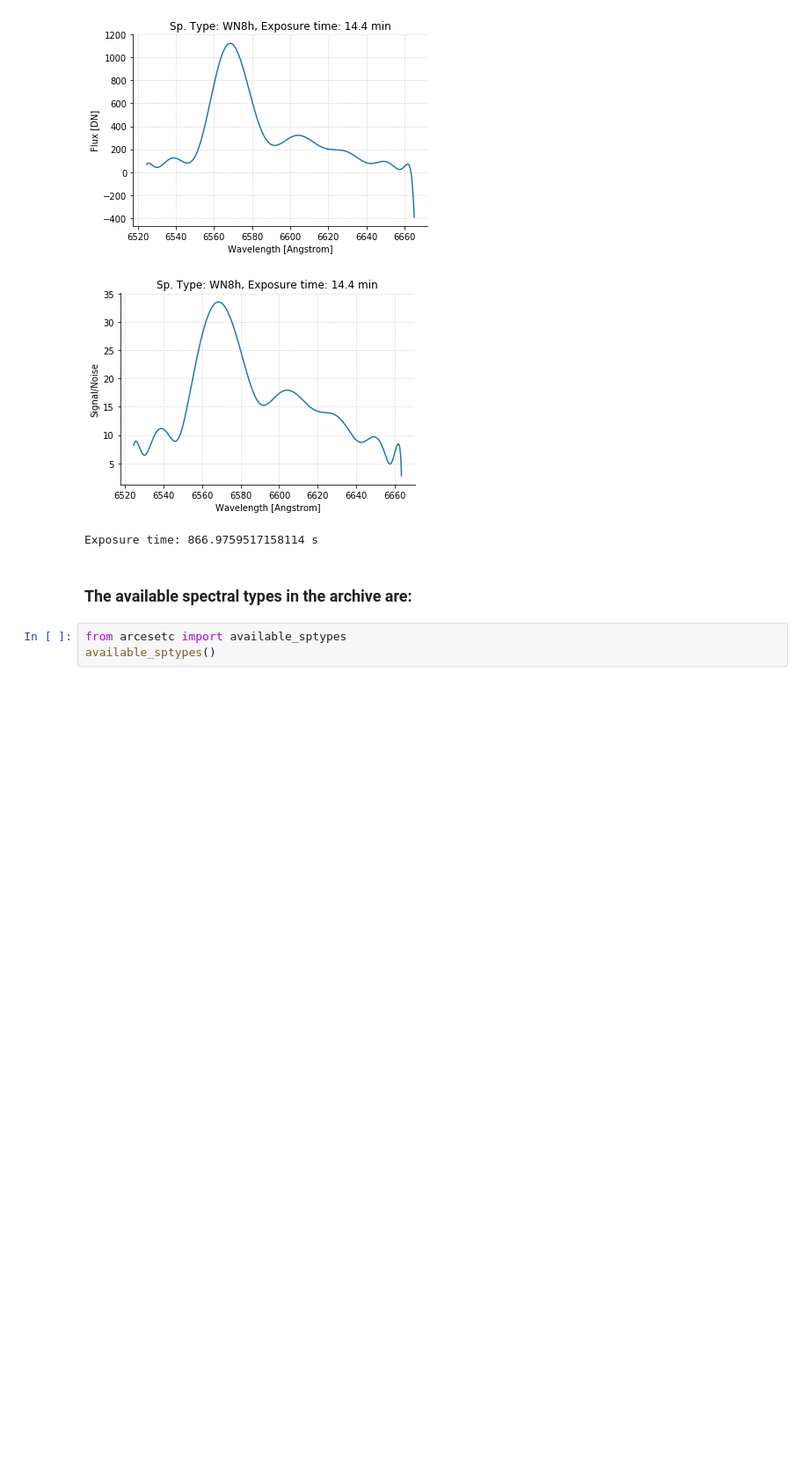
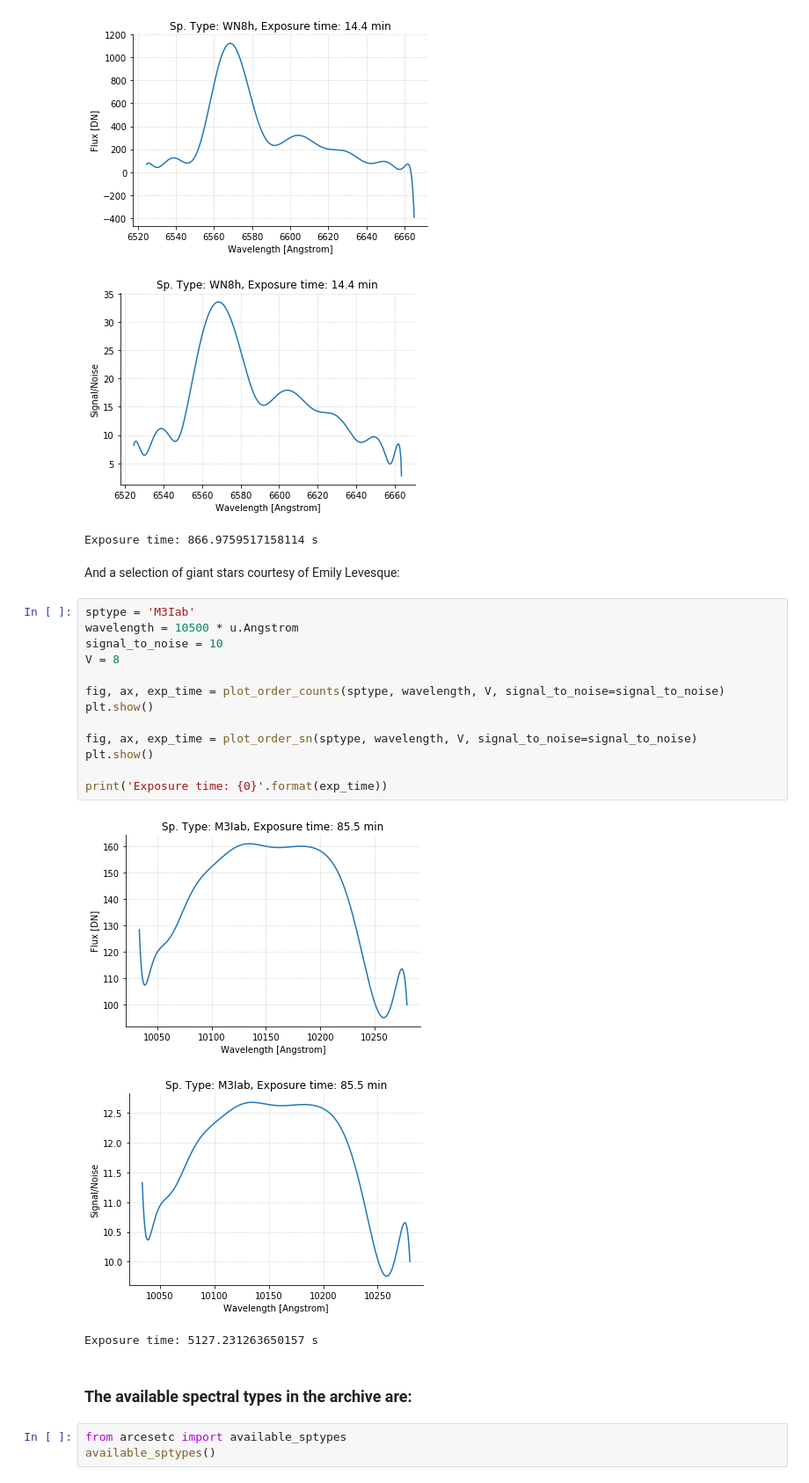
Before and after one commit to bmorris3/arcesetc, a Jupyter notebook: notebooks/example.ipynb, the cells around one changed output. Shown at 88% size. Drawn from its saved outputs; the diff is of its cells as text; blank space fills up the shorter version.

Commit message:
Adding giants from Emily

```diff
--- a/notebooks/example.ipynb
+++ b/notebooks/example.ipynb
@@ -62,6 +64,25 @@ print('Exposure time: {0}'.format(exp_time))
 [figure]
 [figure]
 Exposure time: 866.9759517158114 s
+# %% [markdown]
+And a selection of giant stars courtesy of Emily Levesque:
+# %%
+sptype = 'M3Iab'
+wavelength = 10500 * u.Angstrom
+signal_to_noise = 10
+V = 8
+
+fig, ax, exp_time = plot_order_counts(sptype, wavelength, V, signal_to_noise=signal_to_noise)
+plt.show()
+
+fig, ax, exp_time = plot_order_sn(sptype, wavelength, V, signal_to_noise=signal_to_noise)
+plt.show()
+
+print('Exposure time: {0}'.format(exp_time))
+# %% [output]
+[figure, added]
+[figure, added]
+Exposure time: 5127.231263650157 s
 # %% [markdown]
 ### The available spectral types in the archive are:
 # %%
```
Also changed, not shown: parts of 3 cells of this notebook, 4 other files.
